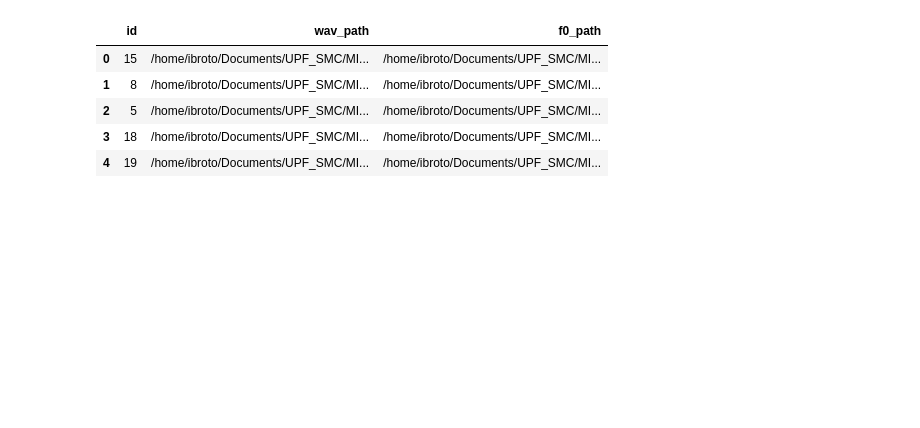
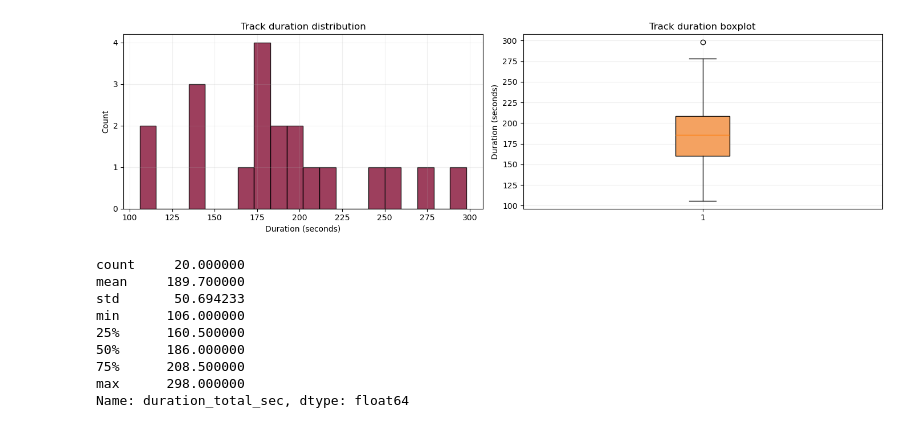
Before and after one commit to martiinsssssss/flamenco-mir, a Jupyter notebook: dataset_overview.ipynb, the cells around one changed output. Cells and saved outputs as stored; diff of their text form; code cells hidden in the pictures; blank space fills up the shorter version.

```diff
--- a/dataset_overview.ipynb
+++ b/dataset_overview.ipynb
@@ -43,27 +43,3 @@ cante2midi_meta.head()
 | 2 | 3 | Magna antología del cante flamenco | 7 | 15 | Bernardo el de los lobitos | Por las trenzas de tu pelo | Malagueñita de El Canario | 3 | 15 | ... |
 | 3 | 4 | Magna antología del cante flamenco | 5 | 17 | Angel de Alora | Los caminos estan muy malos | Cantes del piyayo (Tango de Málaga) | 3 | 10 | ... |
 | 4 | 5 | Magna antología del cante flamenco | 2 | 17 | Antonio Mairena | Verguenza | Siguiriyas de Cadiz | 1 | 46 | ... |
-# %%
-from pathlib import Path
-
-folder = Path("/home/ibroto/Documents/UPF_SMC/MIR/flamenco-mir/data/cante2midiaudio")
-wav_files = list(folder.glob("*.wav"))
-
-ids = [int(file.name.split('_')[0]) for file in wav_files]
-folder = Path("/home/ibroto/Documents/UPF_SMC/MIR/flamenco-mir/data/cante2midi_f0")
-f0_files = list(folder.glob("*.csv"))
-
-path_df = pd.DataFrame(
-    {'id': ids,
-     'wav_path': wav_files,
-     'f0_path': f0_files,
-    })
-
-path_df.head()
-# %% [output]
-|  | id | wav_path | f0_path |
-| 0 | 15 | /home/ibroto/Documents/UPF_SMC/MI... | /home/ibroto/Documents/UPF_SMC/MI... |
-| 1 | 8 | /home/ibroto/Documents/UPF_SMC/MI... | /home/ibroto/Documents/UPF_SMC/MI... |
-| 2 | 5 | /home/ibroto/Documents/UPF_SMC/MI... | /home/ibroto/Documents/UPF_SMC/MI... |
-| 3 | 18 | /home/ibroto/Documents/UPF_SMC/MI... | /home/ibroto/Documents/UPF_SMC/MI... |
-| 4 | 19 | /home/ibroto/Documents/UPF_SMC/MI... | /home/ibroto/Documents/UPF_SMC/MI... |
@@ -72,0 +46,45 @@ merged_df.to_csv('wav_f0_paths_mapping.csv', index=False)
+# %%
+import matplotlib.pyplot as plt
+from matplotlib.ticker import MaxNLocator
+
+# Build total duration in seconds (robust to strings/missing values)
+cante2midi_meta["duration_min"] = pd.to_numeric(cante2midi_meta["duration_min"], errors="coerce")
+cante2midi_meta["duration_sec"] = pd.to_numeric(cante2midi_meta["duration_sec"], errors="coerce")
+cante2midi_meta["duration_total_sec"] = (
+    cante2midi_meta["duration_min"].fillna(0) * 60
+    + cante2midi_meta["duration_sec"].fillna(0)
+)
+
+dur = cante2midi_meta["duration_total_sec"].dropna()
+
+fig, axes = plt.subplots(1, 2, figsize=(14, 4))
+
+# Histogram
+axes[0].hist(dur, bins=20, color="#8c1d40", alpha=0.85, edgecolor="black")
+axes[0].set_title("Track duration distribution")
+axes[0].set_xlabel("Duration (seconds)")
+axes[0].set_ylabel("Count")
+axes[0].yaxis.set_major_locator(MaxNLocator(integer=True))
+axes[0].grid(alpha=0.2)
+
+# Boxplot
+axes[1].boxplot(dur, vert=True, patch_artist=True, boxprops={"facecolor": "#f4a261"})
+axes[1].set_title("Track duration boxplot")
+axes[1].set_ylabel("Duration (seconds)")
+axes[1].grid(alpha=0.2)
+
+plt.tight_layout()
+plt.show()
+
+dur.describe()
+# %% [output]
+[figure, added]
+count     20.000000
+mean     189.700000
+std       50.694233
+min      106.000000
+25%      160.500000
+50%      186.000000
+75%      208.500000
+max      298.000000
+Name: duration_total_sec, dtype: float64
```
Also changed, not shown: parts of 1 cell of this notebook.
